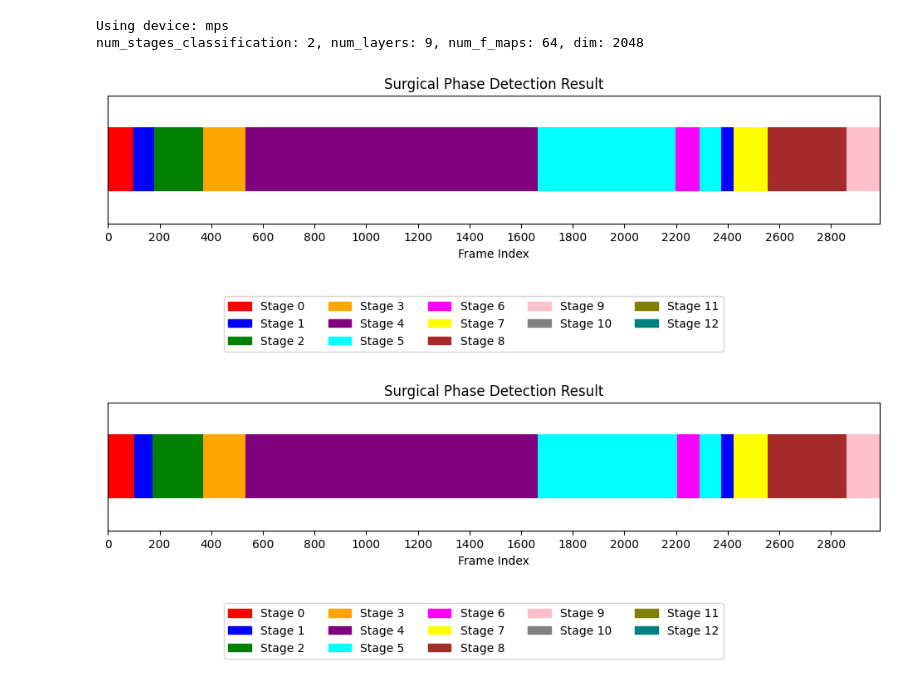
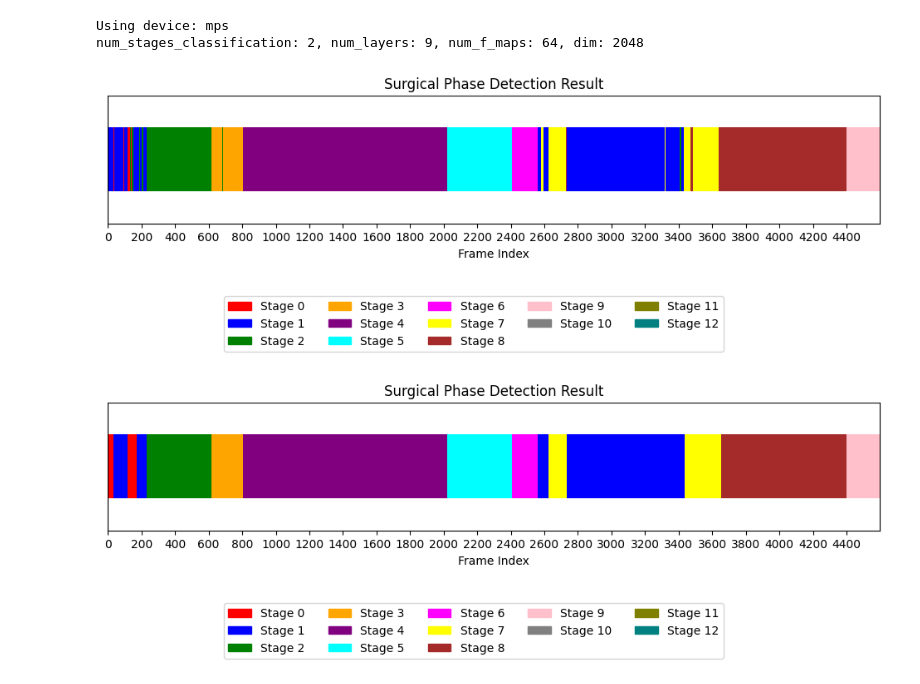
Before and after one commit to wht0703/TeCNO, a Jupyter notebook: test_tcn.ipynb, the cells around one changed output. Saved outputs shown, nothing was run; the diff lists cells and outputs as text; code cells hidden in the pictures.

```diff
--- a/test_tcn.ipynb
+++ b/test_tcn.ipynb
@@ -8,13 +8,15 @@ import matplotlib.patches as patches
 from pycm import ConfusionMatrix
 from pycm.utils import axes_gen
 
-from models.cnn import OneHeadResNet50Model
 from models.mstcn import MultiStageModel
 
-ckpt_path = './logs/250410-194937_TeCNO_Cataract101_mstcn_MultiStageModel/checkpoints/epoch=23-val_loss=1.52.ckpt'
+ckpt_path = './logs/250428-150256_TeCNO_Cataract101_mstcn_MultiStageModel/checkpoints/epoch=24-val_loss=1.53.ckpt'
 
-video_path = f'logs/250410-140616_FeatureExtraction_Cataract101FeatureExtract_cnn_OneHeadResNet50Model/cataract_pickle_export'
+video_path = f'logs/250428-095621_FeatureExtraction_Cataract101FeatureExtract_cnn_OneHeadResNet50Model/cataract_pickle_export'
 
+test_set = [(
+        f"{video_path}/{1:.1f}fps/video_{i}_{1:.1f}fps.pkl"
+    ) for i in range(86, 101)]
 
 class HParams:
     def __init__(self, mstcn_stages=None, mstcn_layers=None, mstcn_f_maps=None, mstcn_f_dim=None, out_features=None, mstcn_causal_conv=None):
@@ -24,7 +26,6 @@ class HParams:
         self.mstcn_f_dim = mstcn_f_dim
         self.out_features = out_features
         self.mstcn_causal_conv = mstcn_causal_conv
-
 
 def load_video(path):
     unpickled_x = pd.read_pickle(path)
@@ -76,9 +77,6 @@ def plot_boxplot(input_list, metric):
     plt.show()
 
 def main():
-    test_set = [(
-        f"{video_path}/{1:.1f}fps/video_{i}_{1:.1f}fps.pkl"
-    ) for i in range(86, 101)]
     acc_list = []
     ppv_list = []
     tpr_list = []
@@ -229,33 +227,33 @@ def plot_surgical_phases(labels):
     for start, end, lbl in groups:
         width = end - start + 1
         color = fixed_color_mapping.get(lbl, 'black')  # default to black if not mapped
         ax.add_patch(patches.Rectangle((start, bar_y), width, bar_height,
                                        facecolor=color, edgecolor='none'))
 
     ax.set_xlim(0, num_frames)
     ax.set_ylim(0, 1)
     ax.set_xlabel('Frame Index')
     ax.set_title('Surgical Phase Detection Result')
     ax.set_xticks(np.arange(0, num_frames, 200))
     ax.set_yticks([])
     legend_handles = []
     for phase, color in fixed_color_mapping.items():
         legend_handles.append(patches.Patch(color=color, label=f'Stage {phase}'))
     ax.legend(
         handles=legend_handles,
         loc="lower left",
         bbox_to_anchor=(0.15, -1, num_frames, 0.5),
         ncol=5,
         borderaxespad=0.
     )
     plt.show()
 
 
-pred, gt = inference(86)
+pred, gt = inference(87)
 plot_surgical_phases(pred)
 plot_surgical_phases(gt)
 # %% [output]
 Using device: mps
 num_stages_classification: 2, num_layers: 9, num_f_maps: 64, dim: 2048
-[figure, old version]
+[figure, new version]
-[figure, old version]
+[figure, new version]
```
Also changed, not shown: parts of 1 cell of this notebook.
